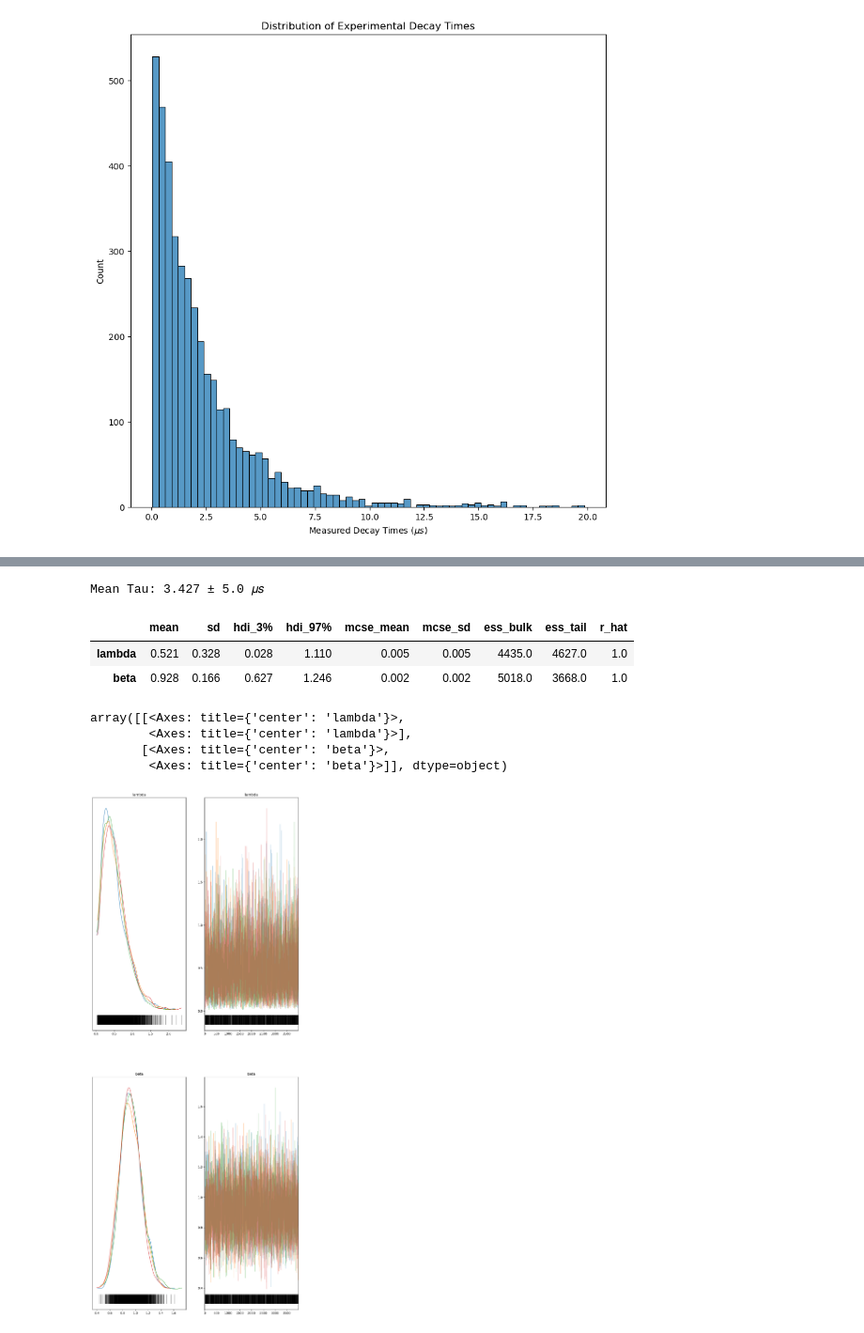
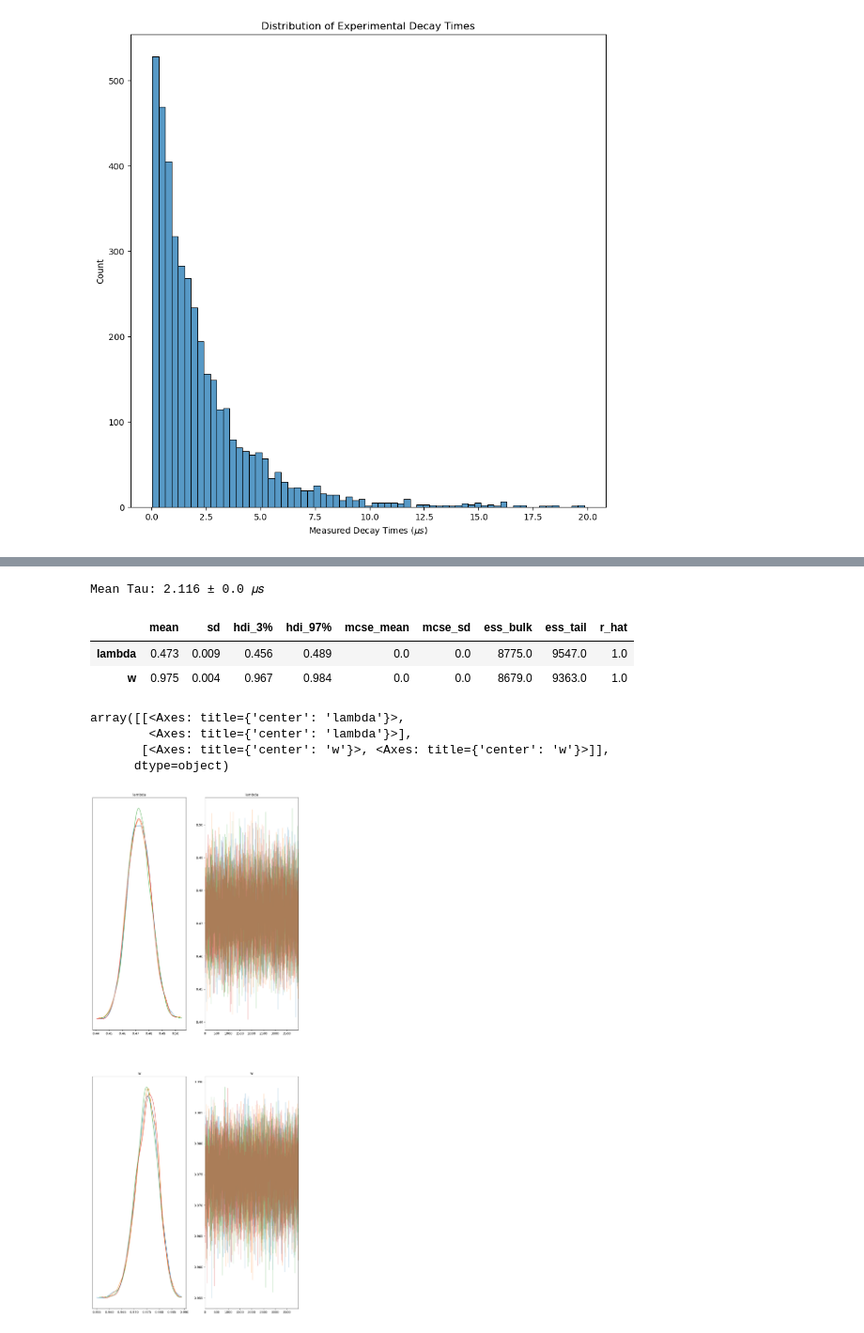
Before and after one commit to NightHydra/CognitiveModelingHomework, a Jupyter notebook: Project/muonPhysics.ipynb, the cells around one changed output, grey strips where cells are left out. Shown at 94% size. Cells and saved outputs as stored; diff of their text form; code cells hidden in the pictures.

```diff
--- a/Project/muonPhysics.ipynb
+++ b/Project/muonPhysics.ipynb
@@ -268,21 +282,22 @@ warn:  Error evaluating the log probability at the initial value.
 # %%
 tau_estimated = 1/fit["lambda"][0]
+w_estimated = fit['w'][0]
 
 print(f"Mean Tau: {np.round(np.mean(tau_estimated), 3)} ± {np.round(np.std(tau_estimated))} 𝜇𝑠") #Is the mean even what we actually want? (DEBUG)
-az.summary(fit, var_names=['lambda', 'beta'], filter_vars="like")
+az.summary(fit, var_names=['lambda', 'w'], filter_vars="like")
 # %% [output]
-Mean Tau: 3.427 ± 5.0 𝜇𝑠
+Mean Tau: 2.116 ± 0.0 𝜇𝑠
 |  | mean | sd | hdi_3% | hdi_97% | mcse_mean | mcse_sd | ess_bulk | ess_tail | r_hat |
-| lambda | 0.521 | 0.328 | 0.028 | 1.110 | 0.005 | 0.005 | 4435.0 | 4627.0 | 1.0 |
-| beta | 0.928 | 0.166 | 0.627 | 1.246 | 0.002 | 0.002 | 5018.0 | 3668.0 | 1.0 |
+| lambda | 0.473 | 0.009 | 0.456 | 0.489 | 0.0 | 0.0 | 8775.0 | 9547.0 | 1.0 |
+| w | 0.975 | 0.004 | 0.967 | 0.984 | 0.0 | 0.0 | 8679.0 | 9363.0 | 1.0 |
 # %%
-columns_to_plot_trace_of = ['lambda', 'beta']
+columns_to_plot_trace_of = ['lambda', 'w']
 
 az.plot_trace(fit, var_names=columns_to_plot_trace_of, filter_vars='like', compact=False, figsize=(12, 30))
 # %% [output]
 array([[<Axes: title={'center': 'lambda'}>,
         <Axes: title={'center': 'lambda'}>],
-       [<Axes: title={'center': 'beta'}>,
-        <Axes: title={'center': 'beta'}>]], dtype=object)
+       [<Axes: title={'center': 'w'}>, <Axes: title={'center': 'w'}>]],
+      dtype=object)
-[figure, old version]
+[figure, new version]
 # %%
```
Also changed, not shown: parts of 11 cells of this notebook.
